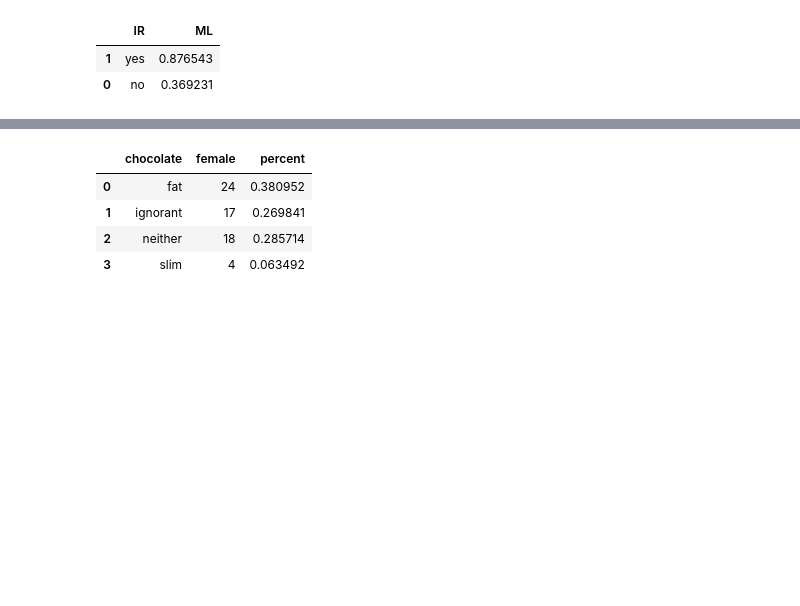
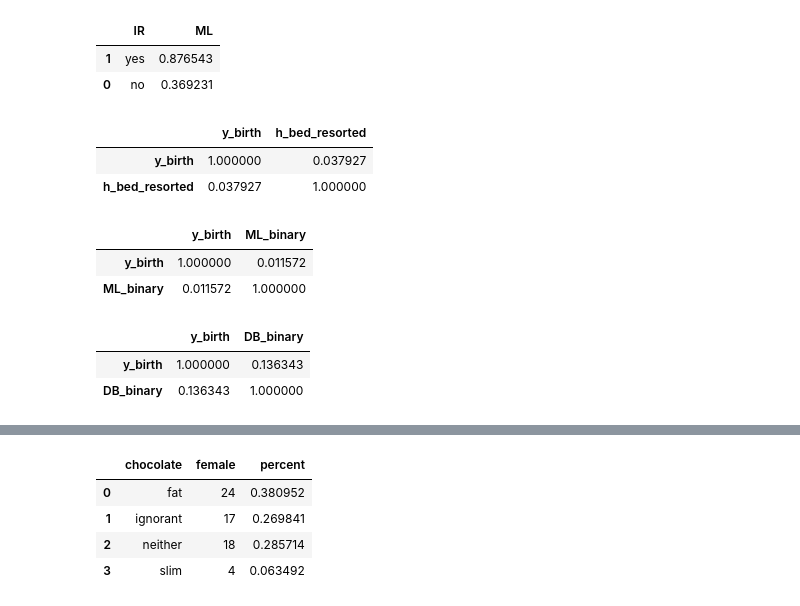
Before and after one commit to FionaLippert/DataMining, a Jupyter notebook: data_plotting.ipynb, the cells around one changed output, grey strips where cells are left out. Saved outputs shown, nothing was run; the diff lists cells and outputs as text; code cells hidden in the pictures; blank space fills up the shorter version.

```diff
--- a/data_plotting.ipynb
+++ b/data_plotting.ipynb
@@ -283,6 +283,28 @@ IR_ML_corr.groupby(['IR'], as_index=False).mean().sort_values(by='ML',ascending=
 |  | IR | ML |
 | 1 | yes | 0.876543 |
 | 0 | no | 0.369231 |
+# %%
+db['h_bed_resorted'] = db.h_bed.map({'19':-5, '22':-2, '23':-1, '0':0, '1':1, '2':2, '3':3, '4':4, '5':5, '6':6, '9':9})
+db[['y_birth','h_bed_resorted']].replace('-',np.nan).dropna().astype(np.float).corr()
+#db.h_bed_resorted
+# %% [output]
+|  | y_birth | h_bed_resorted |
+| y_birth | 1.000000 | 0.037927 |
+| h_bed_resorted | 0.037927 | 1.000000 |
+# %%
+db['ML_binary'] = db.ML.map({'no':0, 'yes':1})
+db[['y_birth','ML_binary']].replace('-',np.nan).dropna().astype(np.float).corr()
+# %% [output]
+|  | y_birth | ML_binary |
+| y_birth | 1.000000 | 0.011572 |
+| ML_binary | 0.011572 | 1.000000 |
+# %%
+db['DB_binary'] = db.DB.map({'no':0, 'yes':1})
+db[['y_birth','DB_binary']].replace('-',np.nan).dropna().astype(np.float).corr()
+# %% [output]
+|  | y_birth | DB_binary |
+| y_birth | 1.000000 | 0.136343 |
+| DB_binary | 0.136343 | 1.000000 |
 # %%
 from collections import Counter
 import operator
```
Also changed, not shown: parts of 11 cells of this notebook.
